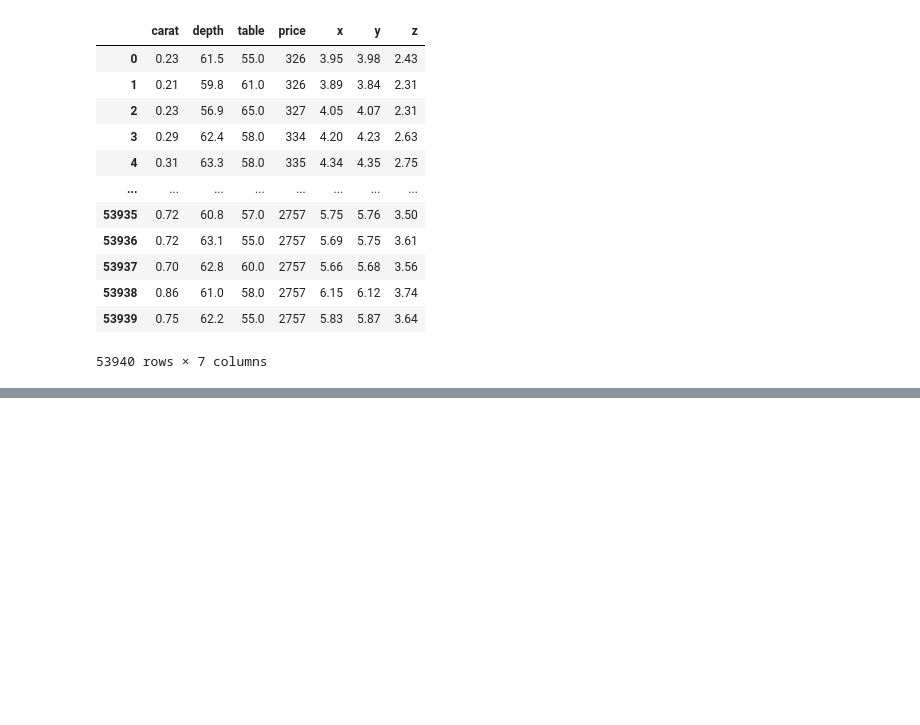
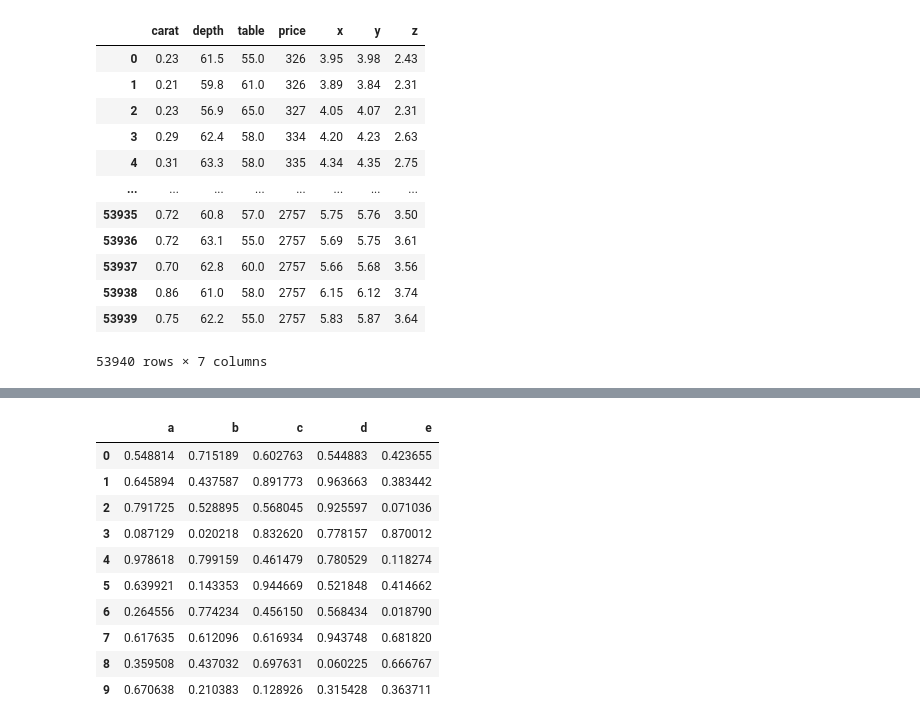
Before and after one commit to akladyous/data-science, a Jupyter notebook: regression/Multiple Linear Regression/Multiple_Linear_Regression.ipynb, the cells around one changed output, grey strips where cells are left out. Cells and saved outputs as stored; diff of their text form; code cells hidden in the pictures; blank space fills up the shorter version.

```diff
--- a/regression/Multiple Linear Regression/Multiple_Linear_Regression.ipynb
+++ b/regression/Multiple Linear Regression/Multiple_Linear_Regression.ipynb
@@ -75,0 +104,14 @@ df
+# %%
+df
+# %% [output]
+|  | a | b | c | d | e |
+| 0 | 0.548814 | 0.715189 | 0.602763 | 0.544883 | 0.423655 |
+| 1 | 0.645894 | 0.437587 | 0.891773 | 0.963663 | 0.383442 |
+| 2 | 0.791725 | 0.528895 | 0.568045 | 0.925597 | 0.071036 |
+| 3 | 0.087129 | 0.020218 | 0.832620 | 0.778157 | 0.870012 |
+| 4 | 0.978618 | 0.799159 | 0.461479 | 0.780529 | 0.118274 |
+| 5 | 0.639921 | 0.143353 | 0.944669 | 0.521848 | 0.414662 |
+| 6 | 0.264556 | 0.774234 | 0.456150 | 0.568434 | 0.018790 |
+| 7 | 0.617635 | 0.612096 | 0.616934 | 0.943748 | 0.681820 |
+| 8 | 0.359508 | 0.437032 | 0.697631 | 0.060225 | 0.666767 |
+| 9 | 0.670638 | 0.210383 | 0.128926 | 0.315428 | 0.363711 |
```
Also changed, not shown: parts of 3 cells of this notebook.
